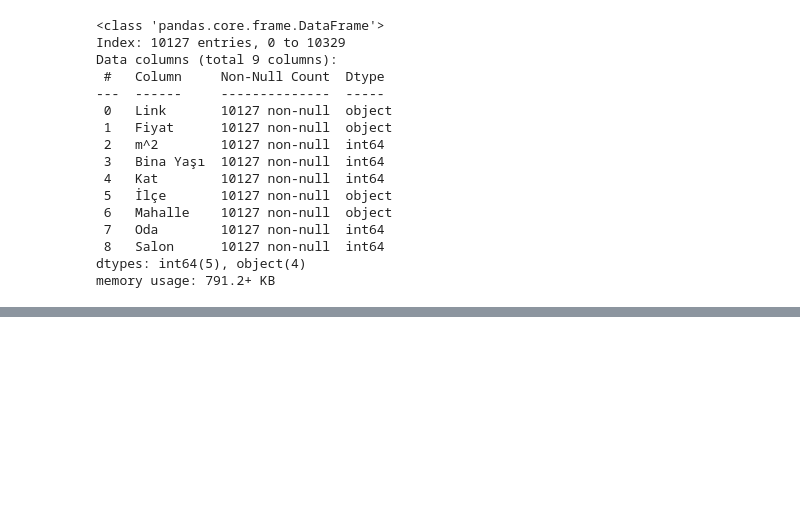
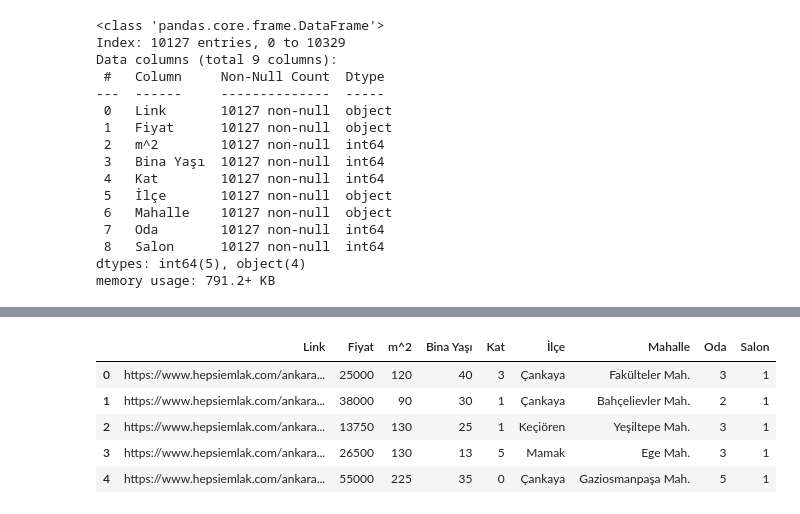
Before and after one commit to SevvalEnsarioglu/KiraTahmini, a Jupyter notebook: verileriAyikla.ipynb, the cells around one changed output, grey strips where cells are left out. Drawn from its saved outputs; the diff is of its cells as text; code cells hidden in the pictures; blank space fills up the shorter version.

```diff
--- a/verileriAyikla.ipynb
+++ b/verileriAyikla.ipynb
@@ -255,0 +276,4 @@ memory usage: 791.2+ KB
+# %%
+df['Fiyat'] = df['Fiyat'].astype(str).apply(lambda x: x.replace('.',''))
+df['Fiyat']= df['Fiyat'].astype(int)
+print(df['Fiyat'].unique())
@@ -255,0 +298,9 @@ memory usage: 791.2+ KB
+# %%
+df.head()
+# %% [output]
+|  | Link | Fiyat | m^2 | Bina Yaşı | Kat | İlçe | Mahalle | Oda | Salon |
+| 0 | https://www.hepsiemlak.com/ankara... | 25000 | 120 | 40 | 3 | Çankaya | Fakülteler Mah. | 3 | 1 |
+| 1 | https://www.hepsiemlak.com/ankara... | 38000 | 90 | 30 | 1 | Çankaya | Bahçelievler Mah. | 2 | 1 |
+| 2 | https://www.hepsiemlak.com/ankara... | 13750 | 130 | 25 | 1 | Keçiören | Yeşiltepe Mah. | 3 | 1 |
+| 3 | https://www.hepsiemlak.com/ankara... | 26500 | 130 | 13 | 5 | Mamak | Ege Mah. | 3 | 1 |
+| 4 | https://www.hepsiemlak.com/ankara... | 55000 | 225 | 35 | 0 | Çankaya | Gaziosmanpaşa Mah. | 5 | 1 |
```
Also changed, not shown: parts of 5 cells of this notebook, 1 other file.
